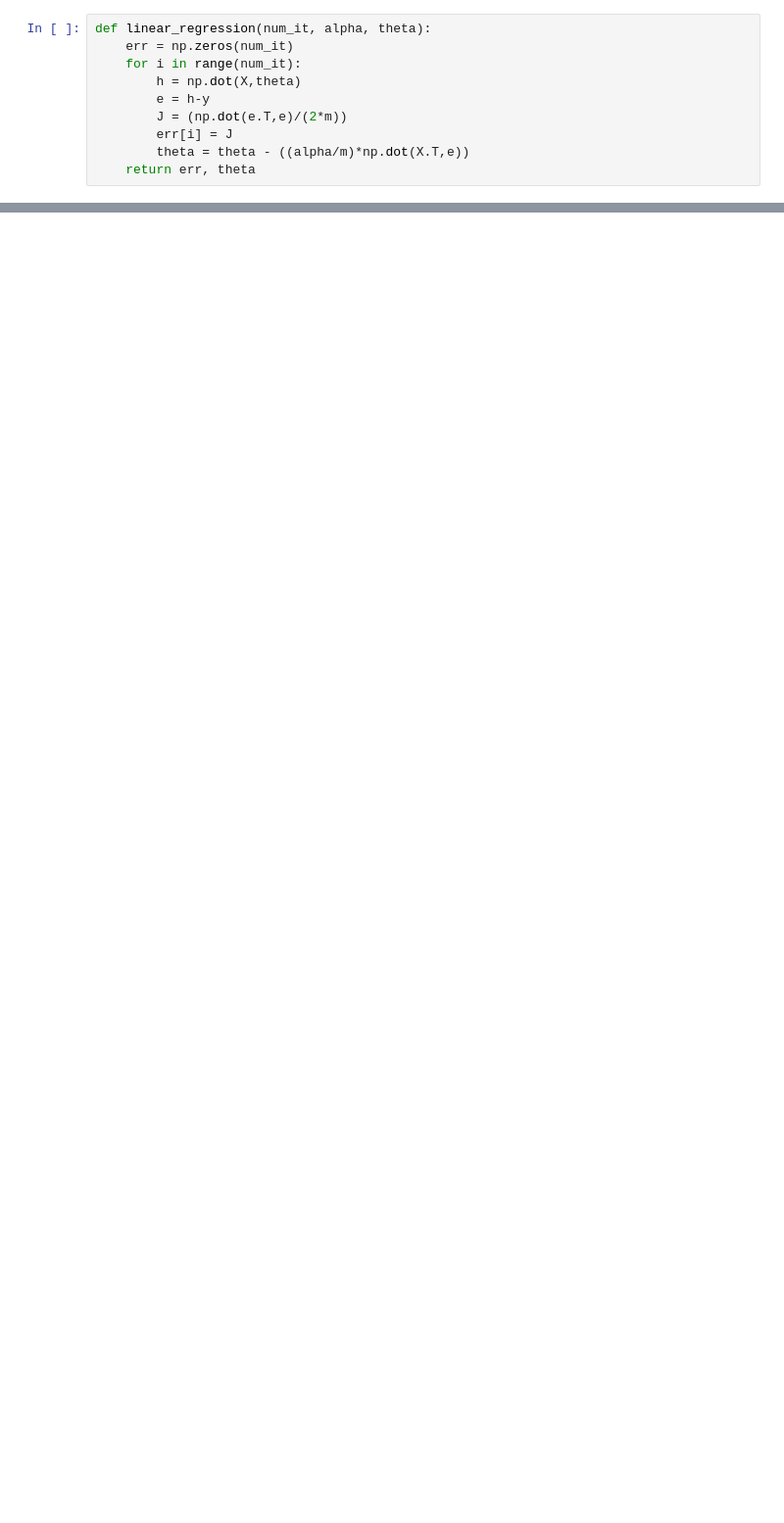
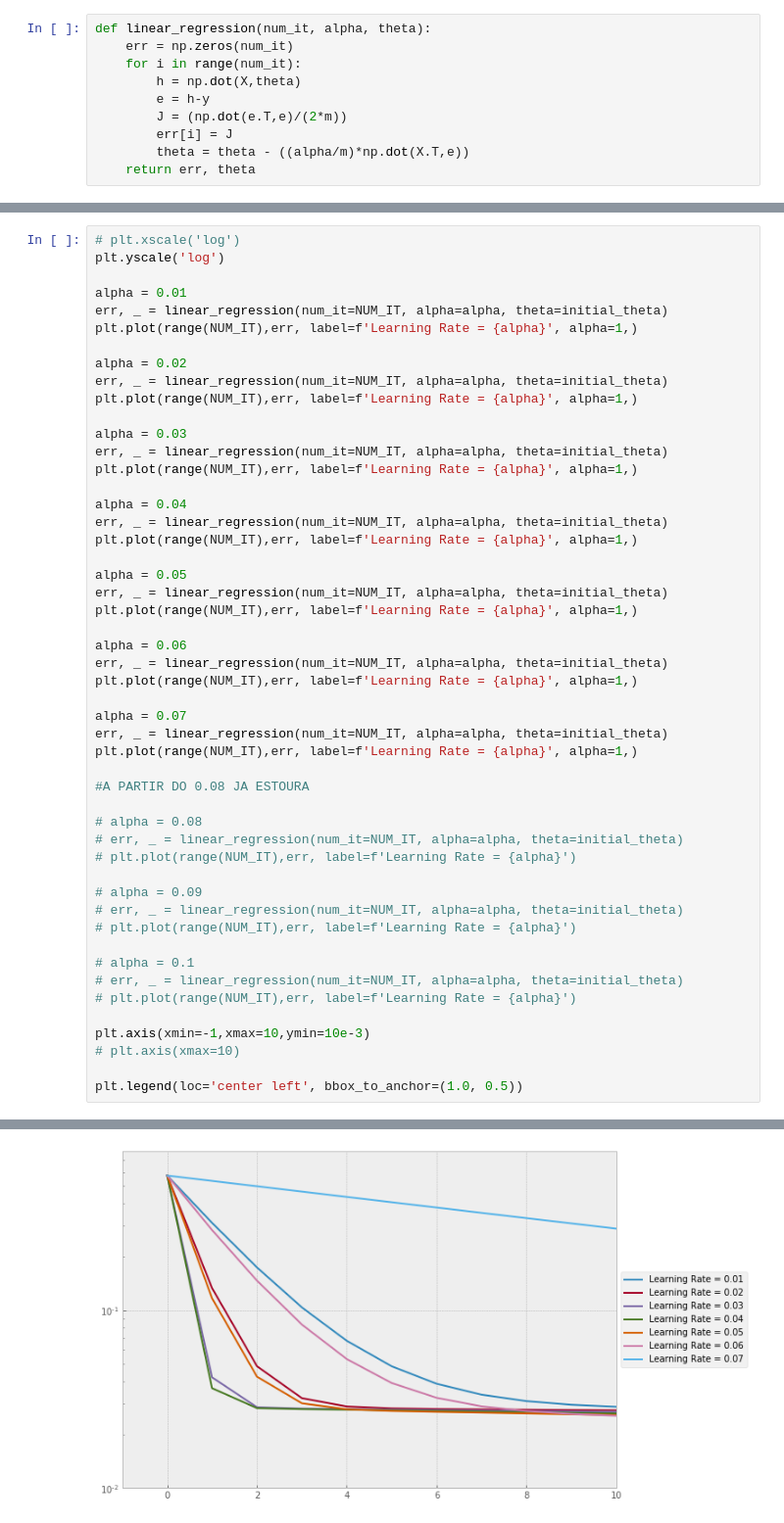
Before and after one commit to danbailo/T1-Inteligencia-Artificial, a Jupyter notebook: src/Trabalho 1 - Inteligência Artificial.ipynb, the cells around one changed output, grey strips where cells are left out. Shown at 98% size. Saved outputs shown, nothing was run; the diff lists cells and outputs as text; blank space fills up the shorter version.

```diff
--- a/src/Trabalho 1 - Inteligência Artificial.ipynb
+++ b/src/Trabalho 1 - Inteligência Artificial.ipynb
@@ -54,0 +105,51 @@ plt.savefig(os.path.join('..','imgs/')+'first_predicted.pdf', bbox_inches='tight
+# %%
+# plt.xscale('log')
+plt.yscale('log')
+
+alpha = 0.01
+err, _ = linear_regression(num_it=NUM_IT, alpha=alpha, theta=initial_theta)
+plt.plot(range(NUM_IT),err, label=f'Learning Rate = {alpha}', alpha=1,)
+
+alpha = 0.02
+err, _ = linear_regression(num_it=NUM_IT, alpha=alpha, theta=initial_theta)
+plt.plot(range(NUM_IT),err, label=f'Learning Rate = {alpha}', alpha=1,)
+
+alpha = 0.03
+err, _ = linear_regression(num_it=NUM_IT, alpha=alpha, theta=initial_theta)
+plt.plot(range(NUM_IT),err, label=f'Learning Rate = {alpha}', alpha=1,)
+
+alpha = 0.04
+err, _ = linear_regression(num_it=NUM_IT, alpha=alpha, theta=initial_theta)
+plt.plot(range(NUM_IT),err, label=f'Learning Rate = {alpha}', alpha=1,)
+
+alpha = 0.05
+err, _ = linear_regression(num_it=NUM_IT, alpha=alpha, theta=initial_theta)
+plt.plot(range(NUM_IT),err, label=f'Learning Rate = {alpha}', alpha=1,)
+
+alpha = 0.06
+err, _ = linear_regression(num_it=NUM_IT, alpha=alpha, theta=initial_theta)
+plt.plot(range(NUM_IT),err, label=f'Learning Rate = {alpha}', alpha=1,)
+
+alpha = 0.07
+err, _ = linear_regression(num_it=NUM_IT, alpha=alpha, theta=initial_theta)
+plt.plot(range(NUM_IT),err, label=f'Learning Rate = {alpha}', alpha=1,)
+
+#A PARTIR DO 0.08 JA ESTOURA
+
+# alpha = 0.08
+# err, _ = linear_regression(num_it=NUM_IT, alpha=alpha, theta=initial_theta)
+# plt.plot(range(NUM_IT),err, label=f'Learning Rate = {alpha}')
+
+# alpha = 0.09
+# err, _ = linear_regression(num_it=NUM_IT, alpha=alpha, theta=initial_theta)
+# plt.plot(range(NUM_IT),err, label=f'Learning Rate = {alpha}')
+
+# alpha = 0.1
+# err, _ = linear_regression(num_it=NUM_IT, alpha=alpha, theta=initial_theta)
+# plt.plot(range(NUM_IT),err, label=f'Learning Rate = {alpha}')
+
+plt.axis(xmin=-1,xmax=10,ymin=10e-3)
+# plt.axis(xmax=10)
+
+plt.legend(loc='center left', bbox_to_anchor=(1.0, 0.5))
+# %% [output]
@@ -54,0 +157 @@ plt.savefig(os.path.join('..','imgs/')+'first_predicted.pdf', bbox_inches='tight
+[figure, added]
```
Also changed, not shown: parts of 17 cells of this notebook.
